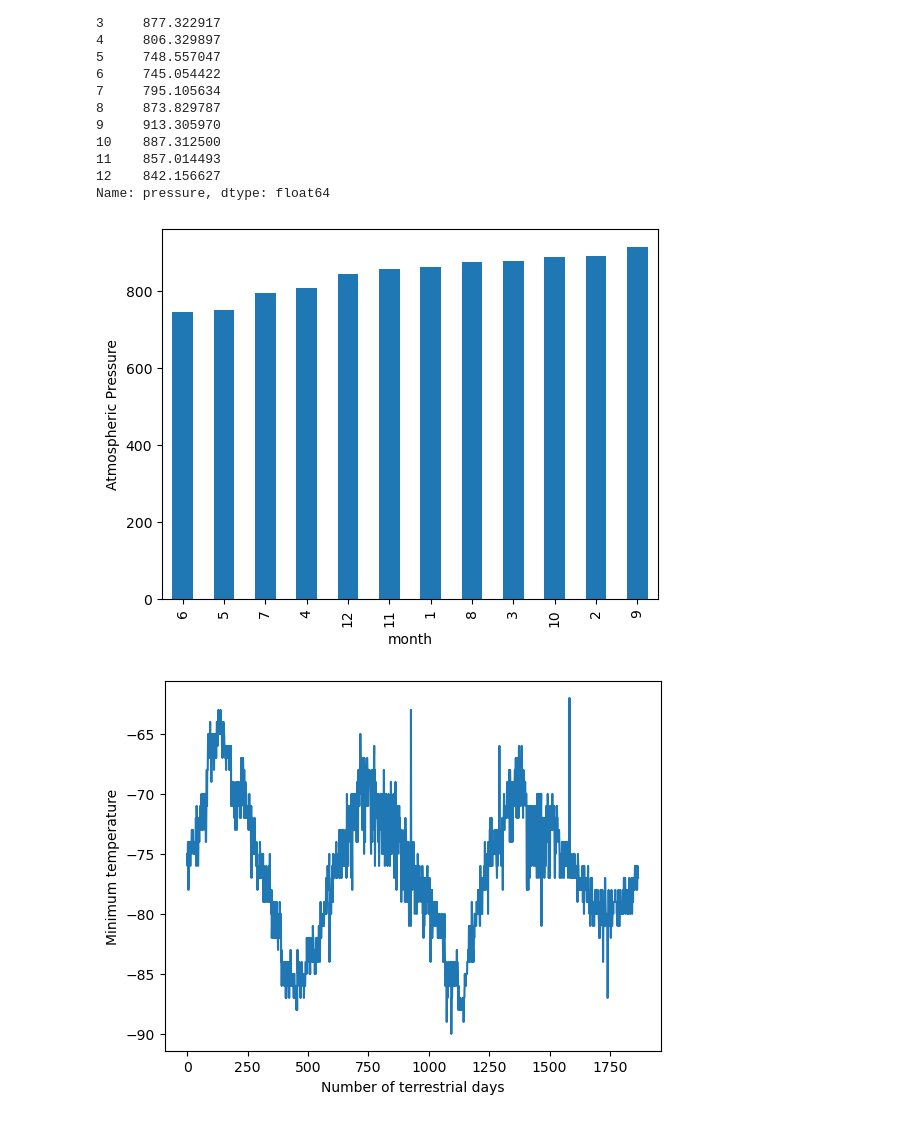
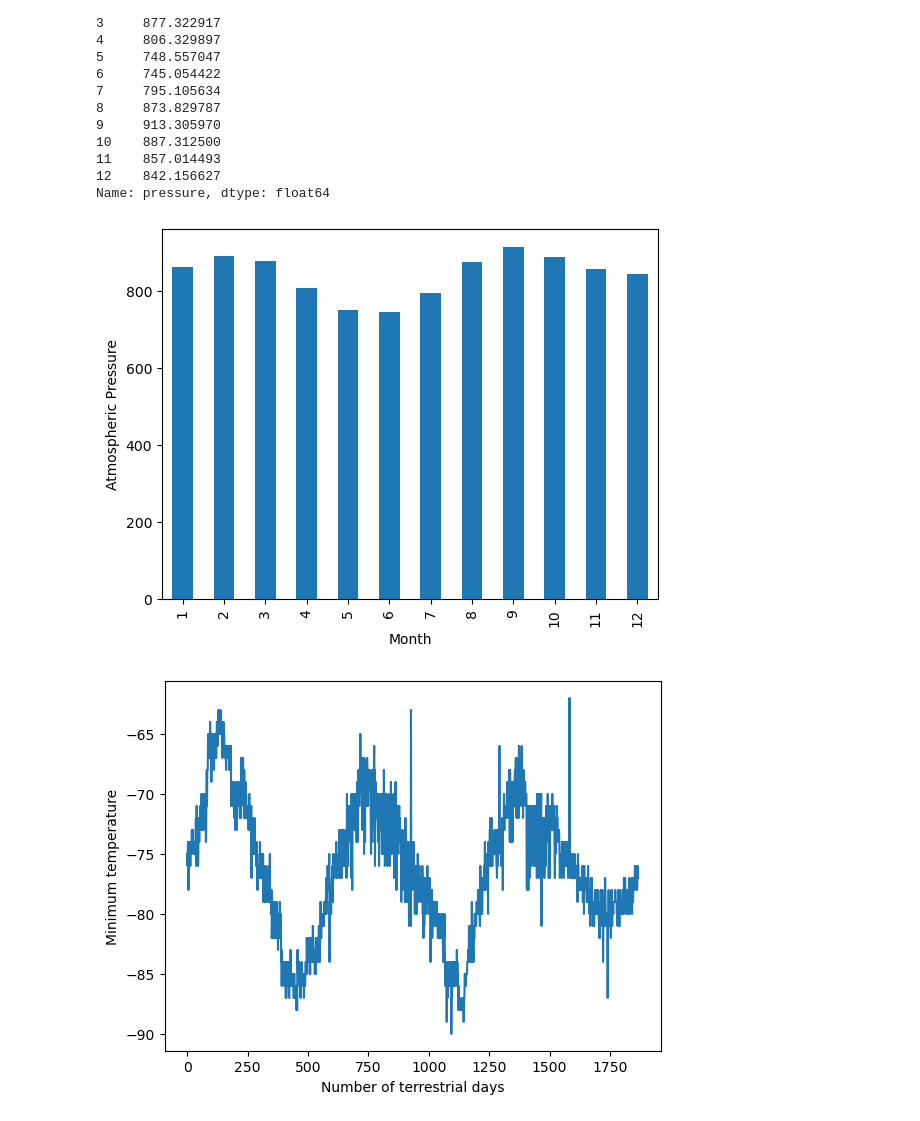
Before and after one commit to rbitas/data-scraping-challenge, a Jupyter notebook: part_2_mars_weather.ipynb, the cells around one changed output. Drawn from its saved outputs; the diff is of its cells as text; code cells hidden in the pictures.

```diff
--- a/part_2_mars_weather.ipynb
+++ b/part_2_mars_weather.ipynb
@@ -231,6 +231,8 @@ plt.show()
 [figure]
 # %%
 # 4. Average pressure by Martian month
+avg_pressure_month = mars_temp_df.groupby('month')['pressure'].mean()
+avg_pressure_month
 # %% [output]
 month
 1     862.488506
@@ -248,8 +250,13 @@ month
 Name: pressure, dtype: float64
 # %%
 # Plot the average pressure by month
+avg_pressure_plot = avg_pressure_month.plot(kind='bar')
+avg_pressure_plot.set_xlabel("Month")
+avg_pressure_plot.set_ylabel("Atmospheric Pressure")
+
+plt.show()
 # %% [output]
-[figure, old version]
+[figure, new version]
 # %%
 # 5. How many terrestrial (earth) days are there in a Martian year?
 # %% [output]
```
Also changed, not shown: 1 other file.
